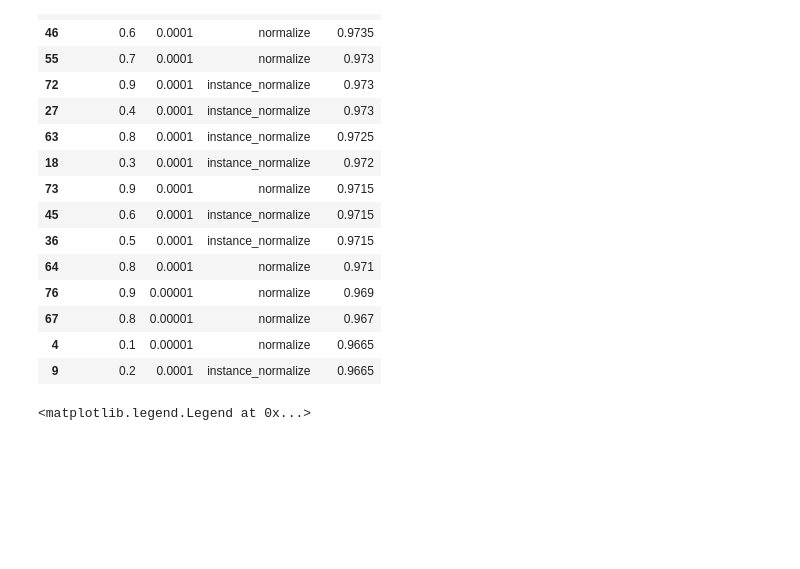
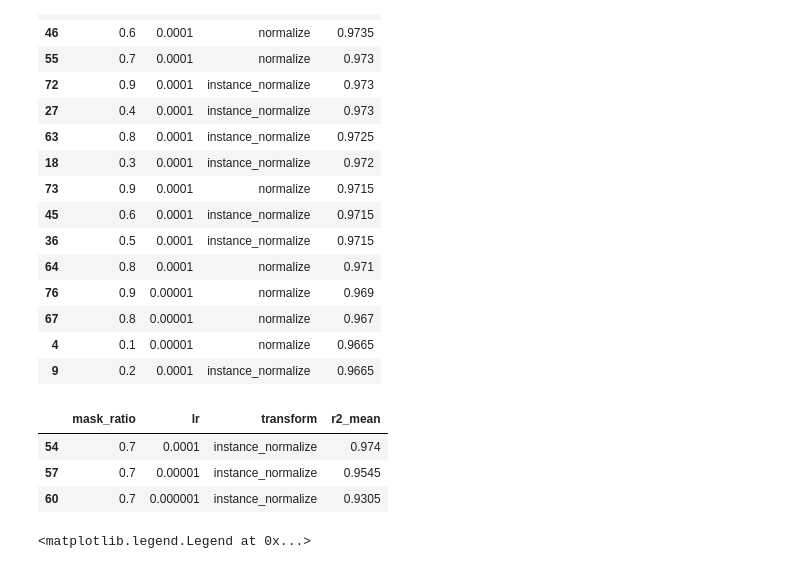
Before and after one commit to dispink/xpt, a Jupyter notebook: notebooks/finetune_05.ipynb, the cells around one changed output. Drawn from its saved outputs; the diff is of its cells as text; code cells hidden in the pictures; blank space fills up the shorter version.

```diff
--- a/notebooks/finetune_05.ipynb
+++ b/notebooks/finetune_05.ipynb
@@ -229,6 +229,13 @@ r2_mean_df.sort_values("r2_mean", ascending=False)[:15]
 | 67 | 0.8 | 0.00001 | normalize | 0.967 |
 | 4 | 0.1 | 0.00001 | normalize | 0.9665 |
 | 9 | 0.2 | 0.0001 | instance_normalize | 0.9665 |
+# %%
+r2_mean_df[(r2_mean_df["transform"] == "instance_normalize") & (r2_mean_df["mask_ratio"] == 0.7)]
+# %% [output]
+|  | mask_ratio | lr | transform | r2_mean |
+| 54 | 0.7 | 0.0001 | instance_normalize | 0.974 |
+| 57 | 0.7 | 0.00001 | instance_normalize | 0.9545 |
+| 60 | 0.7 | 0.000001 | instance_normalize | 0.9305 |
 # %%
 # 3-1 plot
 # This one ignores lr
```
